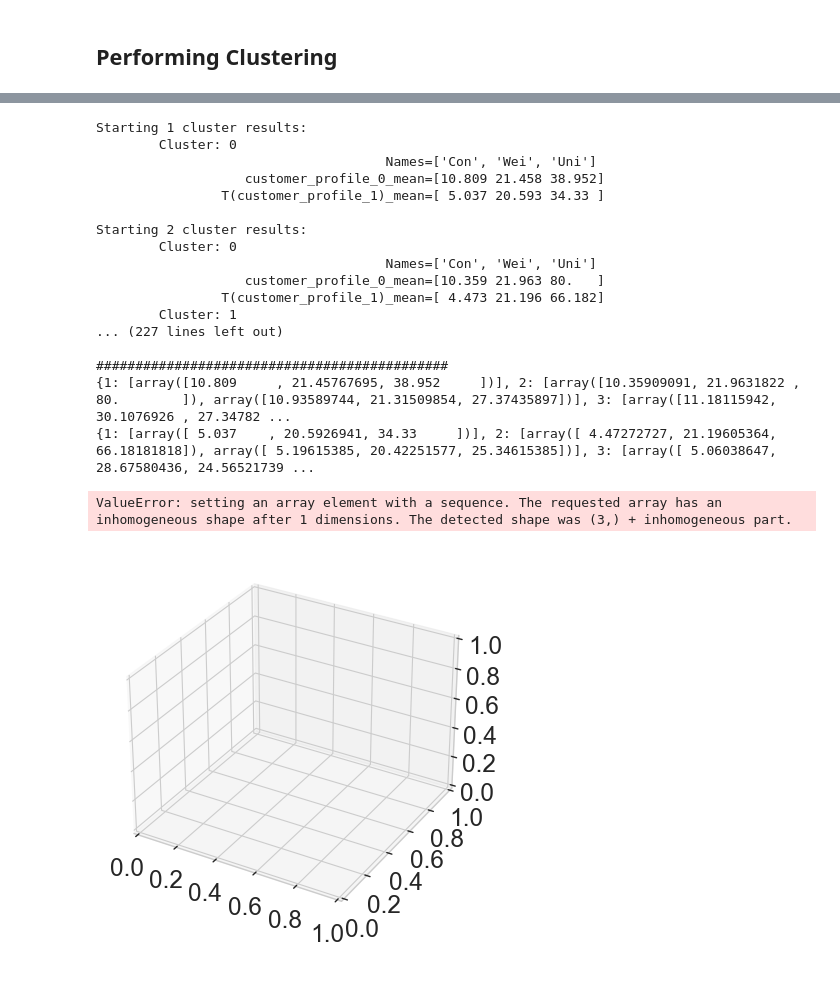
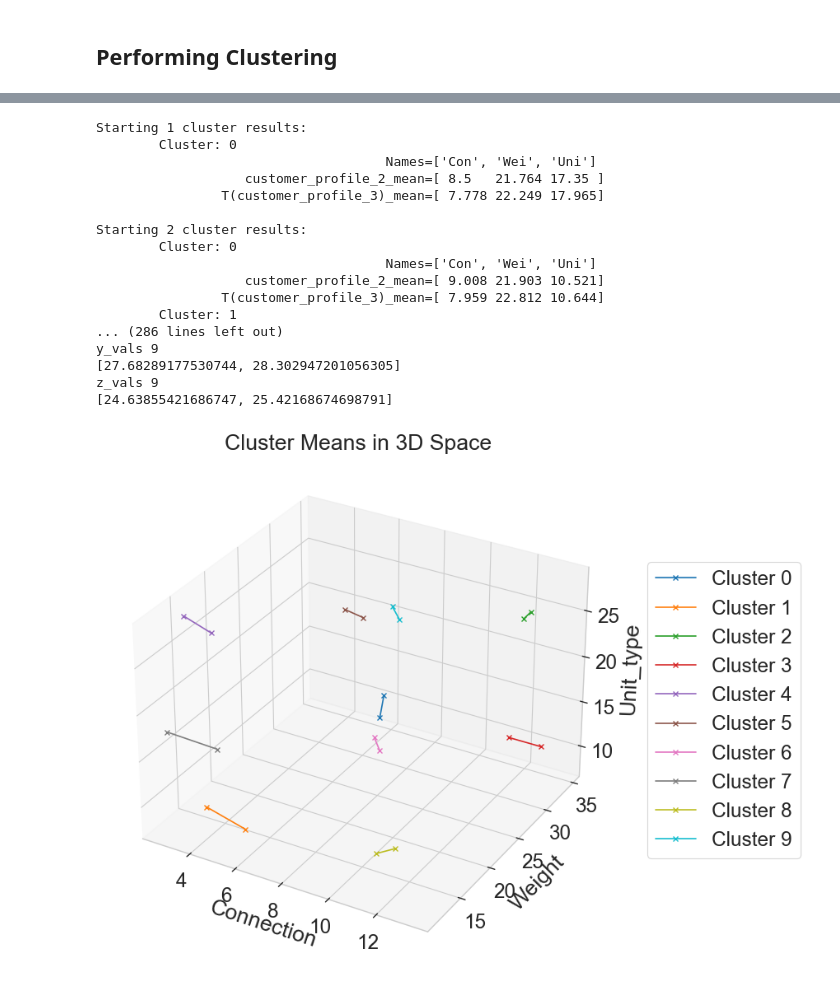
Before and after one commit to TrulySanae/PAMI_Projekt, a Jupyter notebook: Shift Explantion/adult-income-experiment.ipynb, the cells around one changed output, grey strips where cells are left out. Cells and saved outputs as stored; diff of their text form; code cells hidden in the pictures.

Commit message:
Visualization of cluster-mean-shift transport in a 3-dimensional scatter plot

```diff
--- a/Shift Explantion/adult-income-experiment.ipynb
+++ b/Shift Explantion/adult-income-experiment.ipynb
@@ -48,7 +48,7 @@ from data_utils import load_and_preprocess_logistics_data
 continuous_variables_indicies = [0,1,2]
 # Pick the desired dataset combination
 comparison_dict = {0: [0,1], 1: [2,3], 2: [4,5]}
-comparison_id = 0
+comparison_id = 2
 # n_samples = 'balanced'
 n_samples = 1000
 equal_week_split = True
@@ -222,7 +222,7 @@ Results with splitting on customer_profile_0 and customer_profile_1:
 # %%
 customer_profile_0_means = {}
 customer_profile_1_means = {}
-vis_clusters = 5
+vis_clusters = max_clusters
 
 for record_idx in range(max_clusters):
     cluster_record = cluster_histories[record_idx]
@@ -243,55 +243,66 @@ for record_idx in range(max_clusters):
             src_mean = X[cluster_idx == labels].mean(axis=0)
             tgt_mean = Z_clusters[cluster_idx == labels].mean(axis=0)
             print(f'\t\t   {src}_mean={src_mean}')
             print(f'\t\tT({tgt})_mean={tgt_mean}')
 
             customer_profile_0_means[n_clusters] = src_means
             customer_profile_1_means[n_clusters] = tgt_means
             src_means.append(src_mean)
             tgt_means.append(tgt_mean)
         print()
 print("#############################################")
+# print(customer_profile_0_means)
+# print(customer_profile_1_means)
+
+# customer_profile_0_means = customer_profile_0_means[vis_clusters]
+# customer_profile_1_means = customer_profile_1_means[vis_clusters]
+
+# customer_profile_0_means = np.array(customer_profile_0_means)
+# customer_profile_1_means = np.array(customer_profile_1_means)
 print(customer_profile_0_means)
-print(customer_profile_1_means)
-
-# Plotting
-fig = plt.figure()
+# print(customer_profile_1_means)
+# # Plotting
+fig = plt.figure(figsize=(12, 8))
 ax = fig.add_subplot(111, projection='3d')
 
-for cluster_idx in range(1,vis_clusters+1):
-    x_vals = [cluster_idx, customer_profile_0_means[vis_clusters][0], customer_profile_1_means[vis_clusters][0]]
-    y_vals = [cluster_idx, customer_profile_0_means[vis_clusters][1], customer_profile_1_means[vis_clusters][1]]
-    z_vals = [cluster_idx, customer_profile_0_means[vis_clusters][2], customer_profile_1_means[vis_clusters][2]]
 
-    ax.plot(x_vals, y_vals, z_vals, marker='o', linestyle='-', label=f'Cluster {cluster_idx}')
+for cluster_idx in range(vis_clusters):
+    x_vals = [customer_profile_0_means[vis_clusters][cluster_idx][0], customer_profile_1_means[vis_clusters][cluster_idx][0]]
+    y_vals = [customer_profile_0_means[vis_clusters][cluster_idx][1], customer_profile_1_means[vis_clusters][cluster_idx][1]]
+    z_vals = [customer_profile_0_means[vis_clusters][cluster_idx][2], customer_profile_1_means[vis_clusters][cluster_idx][2]]
+    print(f'x_vals {cluster_idx}')
+    print(x_vals)
+    print(f'y_vals {cluster_idx}')
+    print(y_vals)
+    print(f'z_vals {cluster_idx}')
+    print(z_vals)
+    ax.plot(x_vals, y_vals, z_vals, marker='x', linestyle='-', label=f'Cluster {cluster_idx}')
 
 ax.set_xlabel(feature_names[0])
 ax.set_ylabel(feature_names[1])
 ax.set_zlabel(feature_names[2])
 ax.set_title('Cluster Means in 3D Space')
-ax.legend()
-
+ax.legend(loc='center left', bbox_to_anchor=(1.05, 0.5))
 plt.show()
 # %% [output]
 Starting 1 cluster results:
         Cluster: 0
                                      Names=['Con', 'Wei', 'Uni']
-                   customer_profile_0_mean=[10.809 21.458 38.952]
-                T(customer_profile_1)_mean=[ 5.037 20.593 34.33 ]
+                   customer_profile_2_mean=[ 8.5   21.764 17.35 ]
+                T(customer_profile_3)_mean=[ 7.778 22.249 17.965]
 
 Starting 2 cluster results:
         Cluster: 0
                                      Names=['Con', 'Wei', 'Uni']
-                   customer_profile_0_mean=[10.359 21.963 80.   ]
-                T(customer_profile_1)_mean=[ 4.473 21.196 66.182]
+                   customer_profile_2_mean=[ 9.008 21.903 10.521]
+                T(customer_profile_3)_mean=[ 7.959 22.812 10.644]
         Cluster: 1
-... (227 lines left out)
-
-#############################################
-{1: [array([10.809     , 21.45767695, 38.952     ])], 2: [array([10.35909091, 21.9631822 , 80.        ]), array([10.93589744, 21.31509854, 27.37435897])], 3: [array([11.18115942, 30.1076926 , 27.34782 ...
-{1: [array([ 5.037    , 20.5926941, 34.33     ])], 2: [array([ 4.47272727, 21.19605364, 66.18181818]), array([ 5.19615385, 20.42251577, 25.34615385])], 3: [array([ 5.06038647, 28.67580436, 24.56521739 ...
+... (286 lines left out)
+y_vals 9
+[27.68289177530744, 28.302947201056305]
+z_vals 9
+[24.63855421686747, 25.42168674698791]
-ValueError: setting an array element with a sequence. The requested array has an inhomogeneous shape after 1 dimensions. The detected shape was (3,) + inhomogeneous part.
-[figure, old version]
+[figure, new version]
 # %%
 import numpy as np
 import matplotlib.pyplot as plt
```
Also changed, not shown: parts of 4 cells of this notebook.
